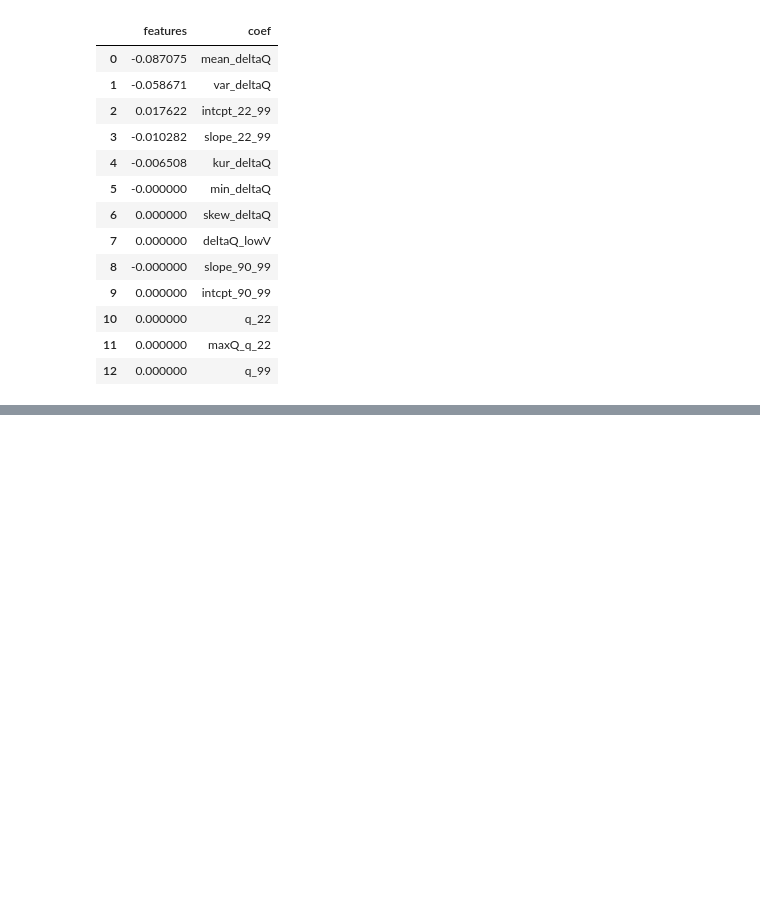
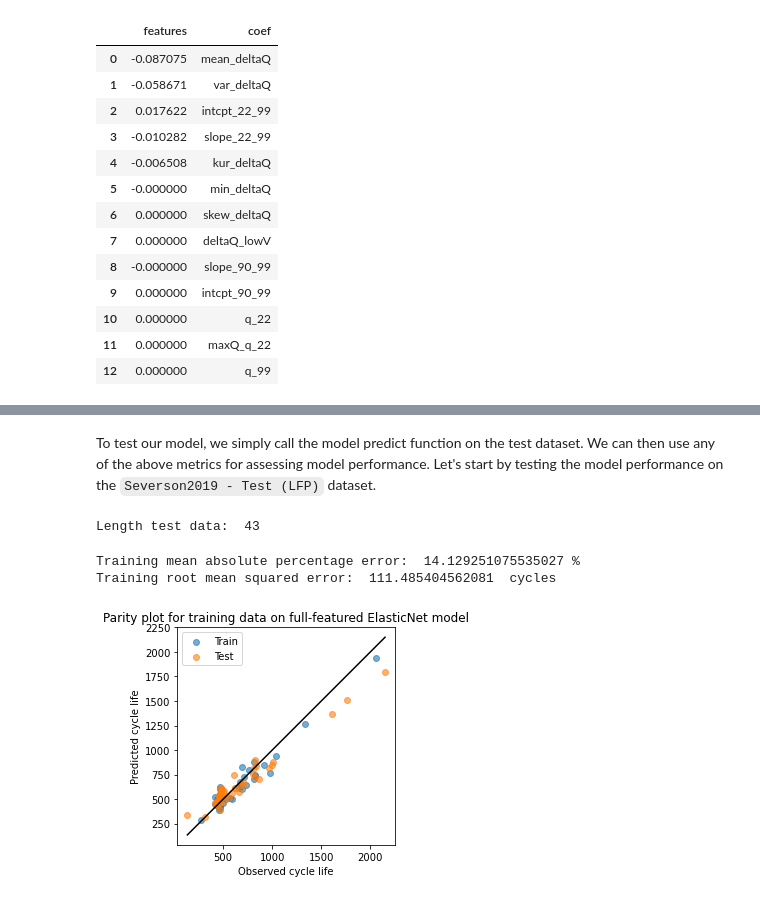
Before and after one commit to Voltaiq/vce_Cycle-Life-Prediction-Tutorial_1451ae38, a Jupyter notebook: main.ipynb, the cells around one changed output, grey strips where cells are left out. Cells and saved outputs as stored; diff of their text form; code cells hidden in the pictures; blank space fills up the shorter version.

Commit message:
initial test and prediction sections

```diff
--- a/main.ipynb
+++ b/main.ipynb
@@ -274,0 +280,35 @@ eNet_dchg_coef_sorted
+# %% [markdown]
+To test our model, we simply call the model predict function on the test dataset. We can then use any of the above metrics for assessing model performance. Let's start by testing the model performance on the `Severson2019 - Test (LFP)` dataset.
+# %%
+data['log_cyc_life'] = np.log10(data.cyc_life)
+# %%
+test_data_1 = data[data.Dataset_group == 'Severson2019 - Test (LFP)'].copy()
+y_test1 = test_data_1.log_cyc_life
+X_test1 = test_data_1.drop(columns=['cyc_life','log_cyc_life','Dataset_group'])
+print("Length test data: ", len(X_test1))
+# %% [output]
+Length test data:  43
+# %%
+predict_test1 = pipe.predict(np.array(X_test1))
+# %%
+test1_mape = 100*mean_absolute_percentage_error(np.power(10, y_test1), np.power(10, predict_test1))
+test1_rmse = mean_squared_error(np.power(10, y_test1), np.power(10, predict_test1), squared=False)
+print("Training mean absolute percentage error: ", test1_mape, "%")
+print("Training root mean squared error: ", test1_rmse, " cycles")
+# %% [output]
+Training mean absolute percentage error:  14.129251075535027 %
+Training root mean squared error:  111.485404562081  cycles
+# %%
+plt.scatter(10**y_train,10**predicted_train_cycle_life, alpha = 0.6, label="Train")
+plt.scatter(10**y_test1,10**predict_test1, alpha = 0.6, label="Test")
+min_axis = 10**min([min(y_train),min(predicted_train_cycle_life),min(y_test1),min(predict_test1)])
+max_axis = 10**max([max(y_train),max(predicted_train_cycle_life),max(y_test1),max(predict_test1)])
+plt.plot([min_axis,max_axis],[min_axis,max_axis],'k')
+plt.xlabel('Observed cycle life')
+plt.ylabel('Predicted cycle life')
+plt.title("Parity plot for training data on full-featured ElasticNet model")
+plt.legend()
+plt.axis('square')
+plt.show()
+# %% [output]
+[figure, added]
```
Also changed, not shown: parts of 17 cells of this notebook.
